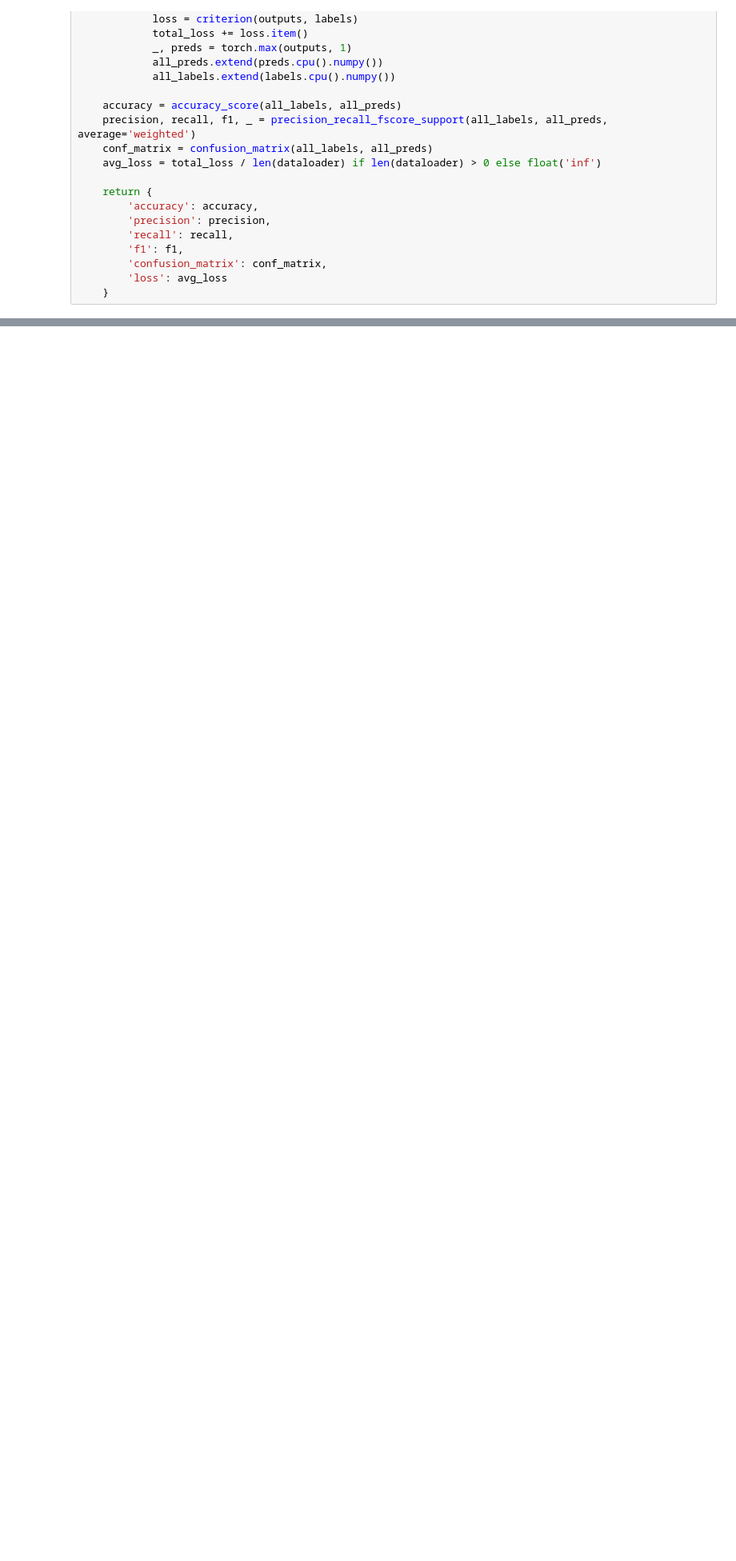
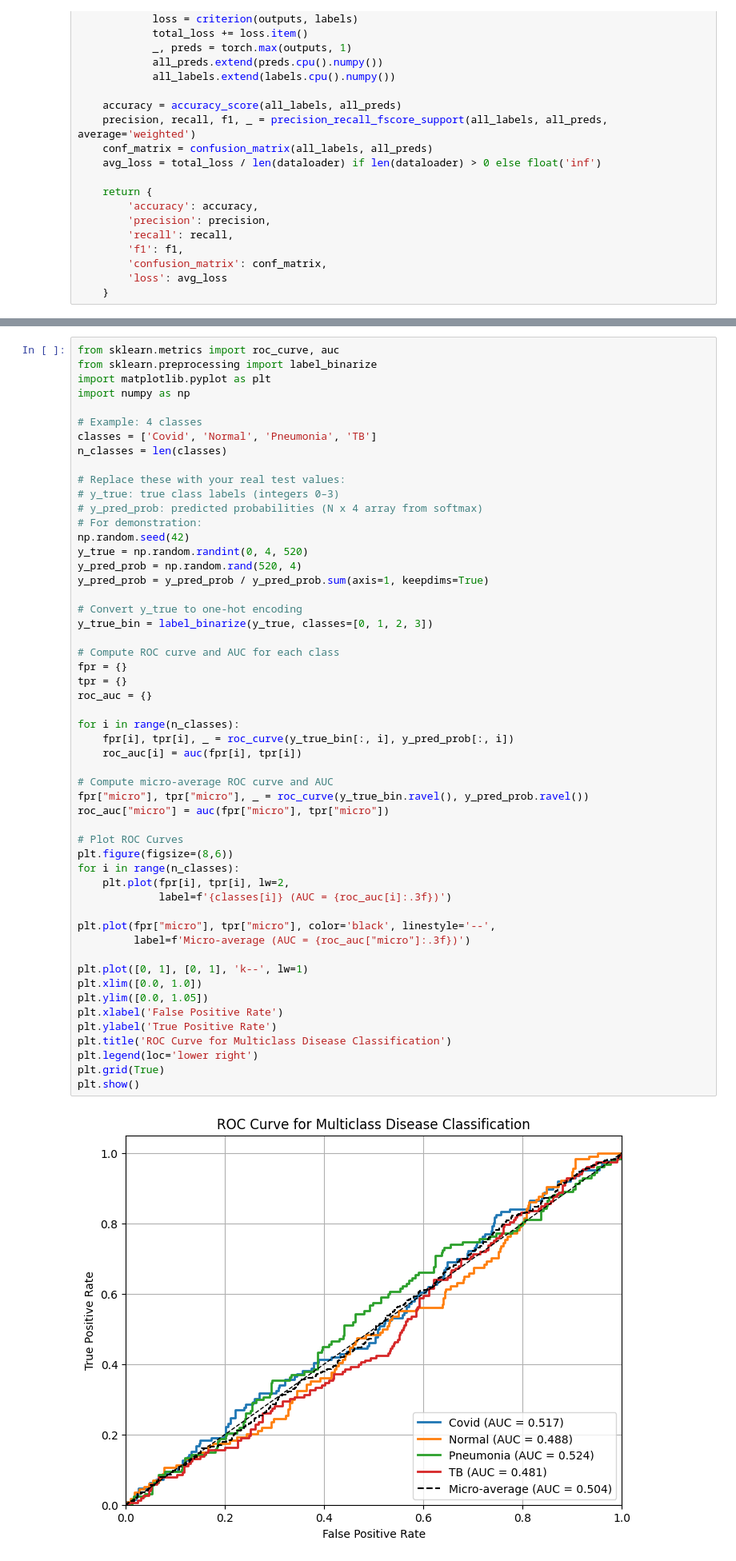
Before and after one commit to MonsurFuad/Privacy-Preserving-Respiratory-Disease-Detection, a Jupyter notebook: notebook.ipynb, the cells around one changed output, grey strips where cells are left out. Shown at 80% size. Drawn from its saved outputs; the diff is of its cells as text; blank space fills up the shorter version.

```diff
--- a/notebook.ipynb
+++ b/notebook.ipynb
@@ -296,0 +423,55 @@ Training complete. Model saved.
+# %%
+from sklearn.metrics import roc_curve, auc
+from sklearn.preprocessing import label_binarize
+import matplotlib.pyplot as plt
+import numpy as np
+
+# Example: 4 classes
+classes = ['Covid', 'Normal', 'Pneumonia', 'TB']
+n_classes = len(classes)
+
+# Replace these with your real test values:
+# y_true: true class labels (integers 0–3)
+# y_pred_prob: predicted probabilities (N x 4 array from softmax)
+# For demonstration:
+np.random.seed(42)
+y_true = np.random.randint(0, 4, 520)
+y_pred_prob = np.random.rand(520, 4)
+y_pred_prob = y_pred_prob / y_pred_prob.sum(axis=1, keepdims=True)
+
+# Convert y_true to one-hot encoding
+y_true_bin = label_binarize(y_true, classes=[0, 1, 2, 3])
+
+# Compute ROC curve and AUC for each class
+fpr = {}
+tpr = {}
+roc_auc = {}
+
+for i in range(n_classes):
+    fpr[i], tpr[i], _ = roc_curve(y_true_bin[:, i], y_pred_prob[:, i])
+    roc_auc[i] = auc(fpr[i], tpr[i])
+
+# Compute micro-average ROC curve and AUC
+fpr["micro"], tpr["micro"], _ = roc_curve(y_true_bin.ravel(), y_pred_prob.ravel())
+roc_auc["micro"] = auc(fpr["micro"], tpr["micro"])
+
+# Plot ROC Curves
+plt.figure(figsize=(8,6))
+for i in range(n_classes):
+    plt.plot(fpr[i], tpr[i], lw=2,
+             label=f'{classes[i]} (AUC = {roc_auc[i]:.3f})')
+
+plt.plot(fpr["micro"], tpr["micro"], color='black', linestyle='--',
+         label=f'Micro-average (AUC = {roc_auc["micro"]:.3f})')
+
+plt.plot([0, 1], [0, 1], 'k--', lw=1)
+plt.xlim([0.0, 1.0])
+plt.ylim([0.0, 1.05])
+plt.xlabel('False Positive Rate')
+plt.ylabel('True Positive Rate')
+plt.title('ROC Curve for Multiclass Disease Classification')
+plt.legend(loc='lower right')
+plt.grid(True)
+plt.show()
+# %% [output]
+[figure, added]
```
Also changed, not shown: parts of 10 cells of this notebook.
